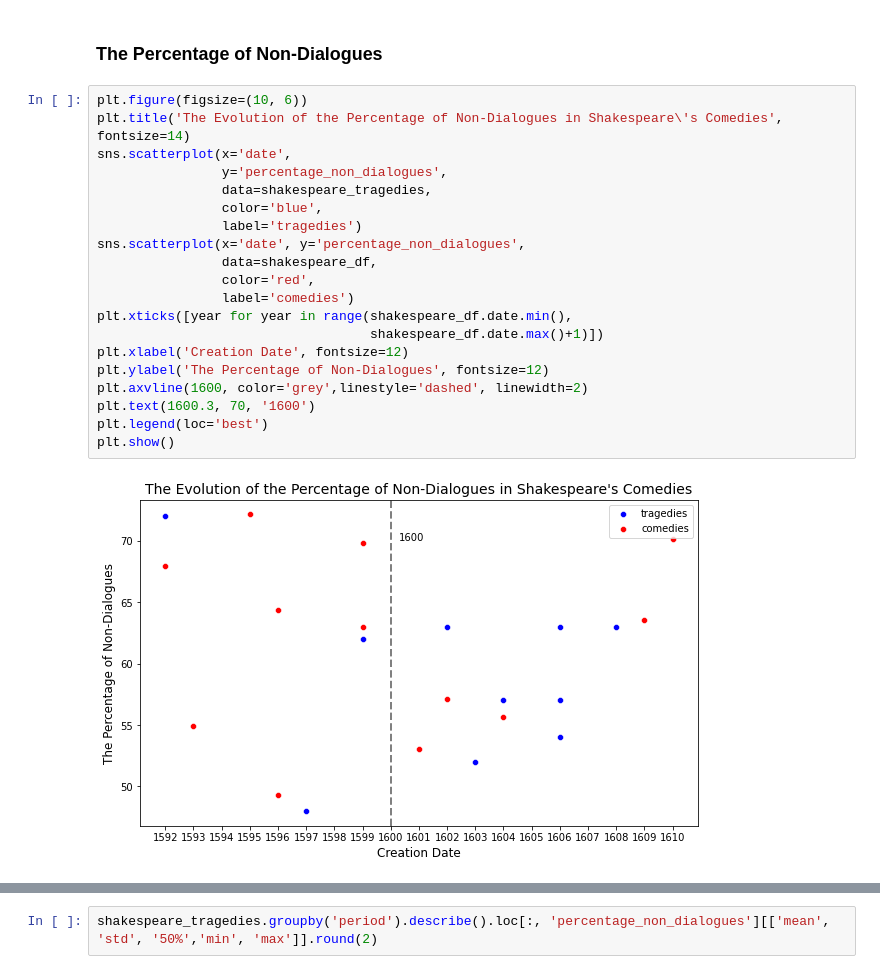
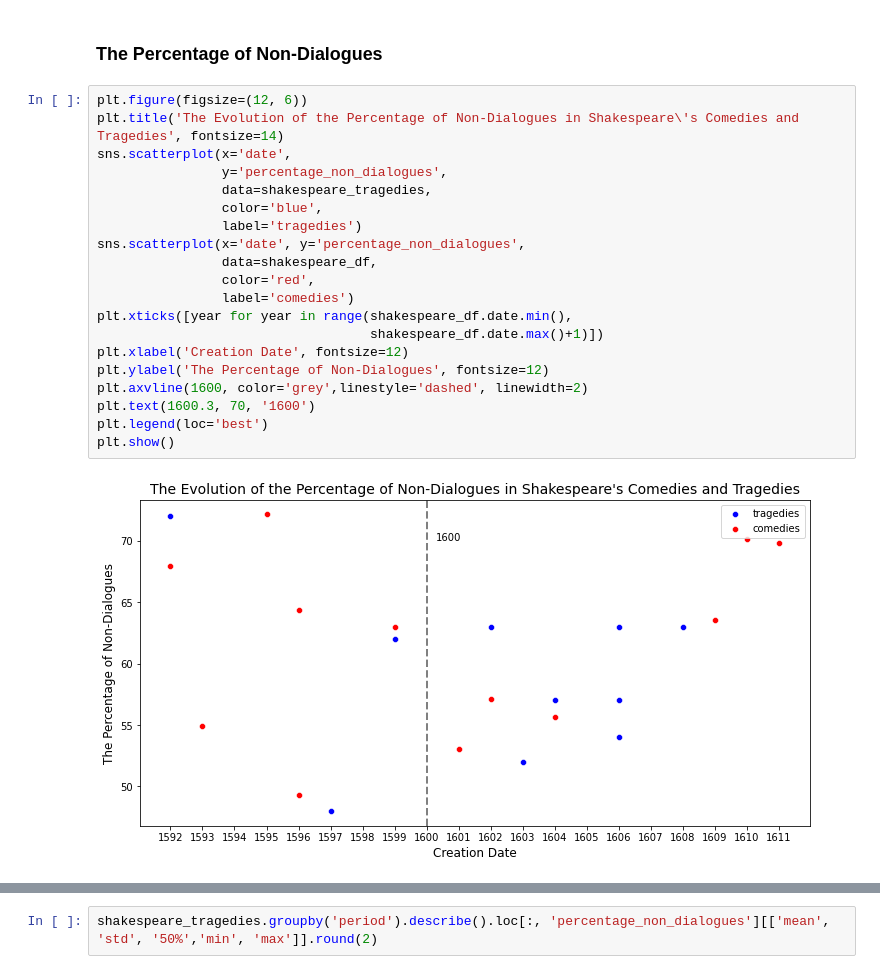
Before and after one commit to innawendell/European_Comedy, a Jupyter notebook: Analyses/Shakespeares_Comedies_vs_Tragedies.ipynb, the cells around one changed output, grey strips where cells are left out. Saved outputs shown, nothing was run; the diff lists cells and outputs as text.

```diff
--- a/Analyses/Shakespeares_Comedies_vs_Tragedies.ipynb
+++ b/Analyses/Shakespeares_Comedies_vs_Tragedies.ipynb
@@ -270,27 +270,27 @@ The maximum number of speakers in Shakespeare's tragedies before 1600 and starti
 # %% [markdown]
 ### The Percentage of Non-Dialogues
 # %%
-plt.figure(figsize=(10, 6))
-plt.title('The Evolution of the Percentage of Non-Dialogues in Shakespeare\'s Comedies', fontsize=14)
+plt.figure(figsize=(12, 6))
+plt.title('The Evolution of the Percentage of Non-Dialogues in Shakespeare\'s Comedies and Tragedies', fontsize=14)
 sns.scatterplot(x='date',
                 y='percentage_non_dialogues',
                 data=shakespeare_tragedies,
                 color='blue',
                 label='tragedies')
 sns.scatterplot(x='date', y='percentage_non_dialogues',
                 data=shakespeare_df,
                 color='red',
                 label='comedies')
 plt.xticks([year for year in range(shakespeare_df.date.min(),
                                    shakespeare_df.date.max()+1)])
 plt.xlabel('Creation Date', fontsize=12)
 plt.ylabel('The Percentage of Non-Dialogues', fontsize=12)
 plt.axvline(1600, color='grey',linestyle='dashed', linewidth=2)
 plt.text(1600.3, 70, '1600')
 plt.legend(loc='best')
 plt.show()
 # %% [output]
-[figure, old version]
+[figure, new version]
 # %%
 shakespeare_df.groupby('period').describe().loc[:, 'percentage_non_dialogues'][['mean', 'std', '50%','min', 'max']].round(2)
 # %% [output]
```
Also changed, not shown: parts of 15 cells of this notebook, 3 other files.
